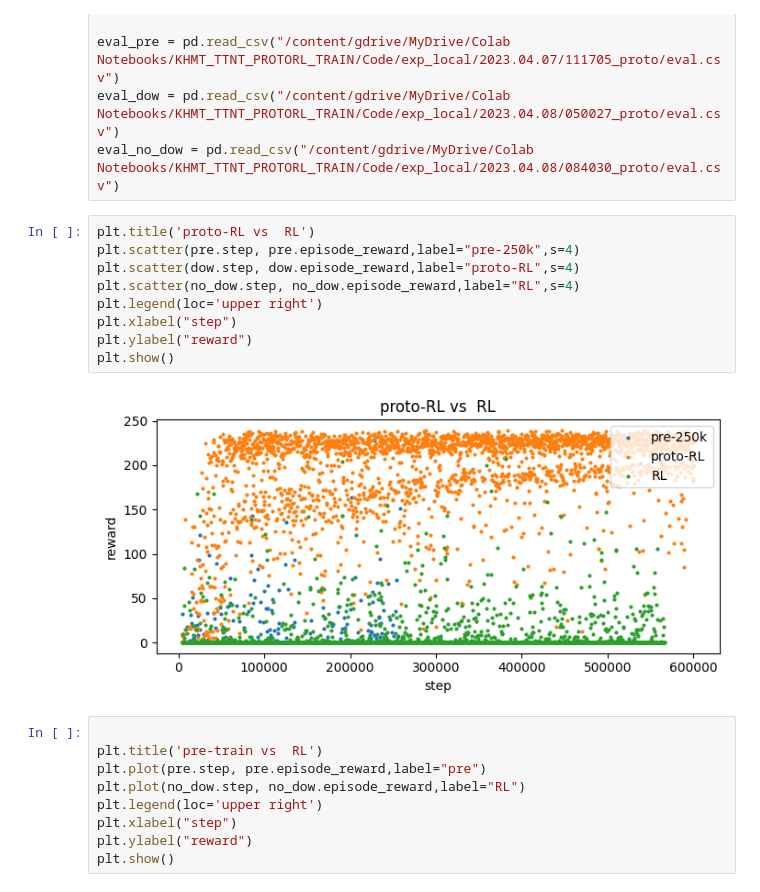
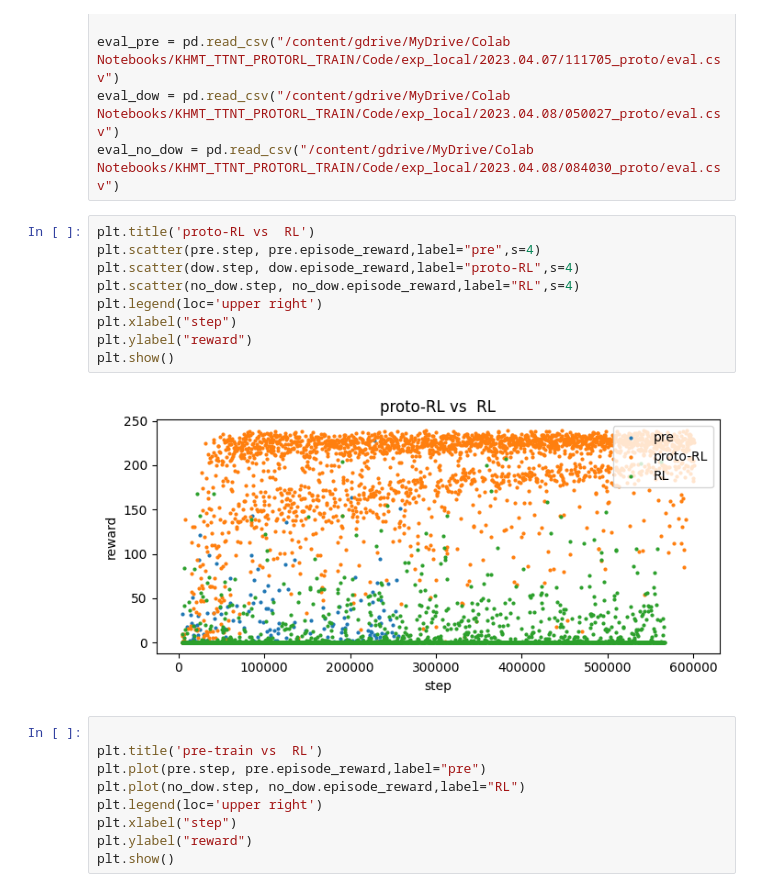
Before and after one commit to hkhnhan1994/KHMT_TTNT_PROTORL_TRAIN, a Jupyter notebook: train_TTNT_benchmark.ipynb, the cells around one changed output. Drawn from its saved outputs; the diff is of its cells as text.

```diff
--- a/train_TTNT_benchmark.ipynb
+++ b/train_TTNT_benchmark.ipynb
@@ -115,15 +115,15 @@ eval_dow = pd.read_csv("/content/gdrive/MyDrive/Colab Notebooks/KHMT_TTNT_PROTOR
 eval_no_dow = pd.read_csv("/content/gdrive/MyDrive/Colab Notebooks/KHMT_TTNT_PROTORL_TRAIN/Code/exp_local/2023.04.08/084030_proto/eval.csv")
 # %%
 plt.title('proto-RL vs  RL')
-plt.scatter(pre.step, pre.episode_reward,label="pre-250k",s=4)
+plt.scatter(pre.step, pre.episode_reward,label="pre",s=4)
 plt.scatter(dow.step, dow.episode_reward,label="proto-RL",s=4)
 plt.scatter(no_dow.step, no_dow.episode_reward,label="RL",s=4)
 plt.legend(loc='upper right')
 plt.xlabel("step")
 plt.ylabel("reward")
 plt.show()
 # %% [output]
-[figure, old version]
+[figure, new version]
 # %%
 
 plt.title('pre-train vs  RL')
```
